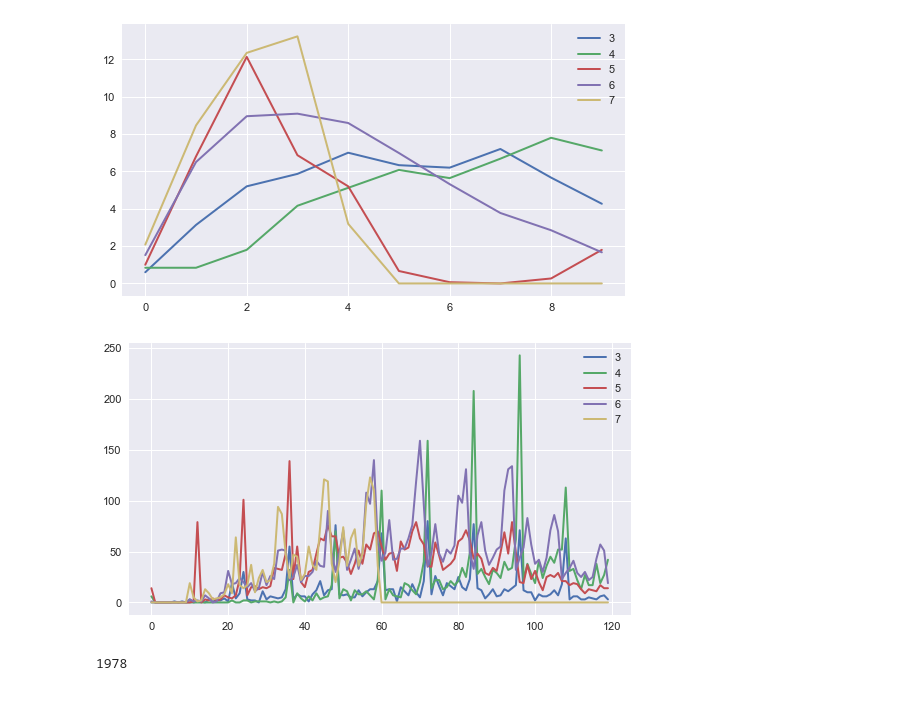
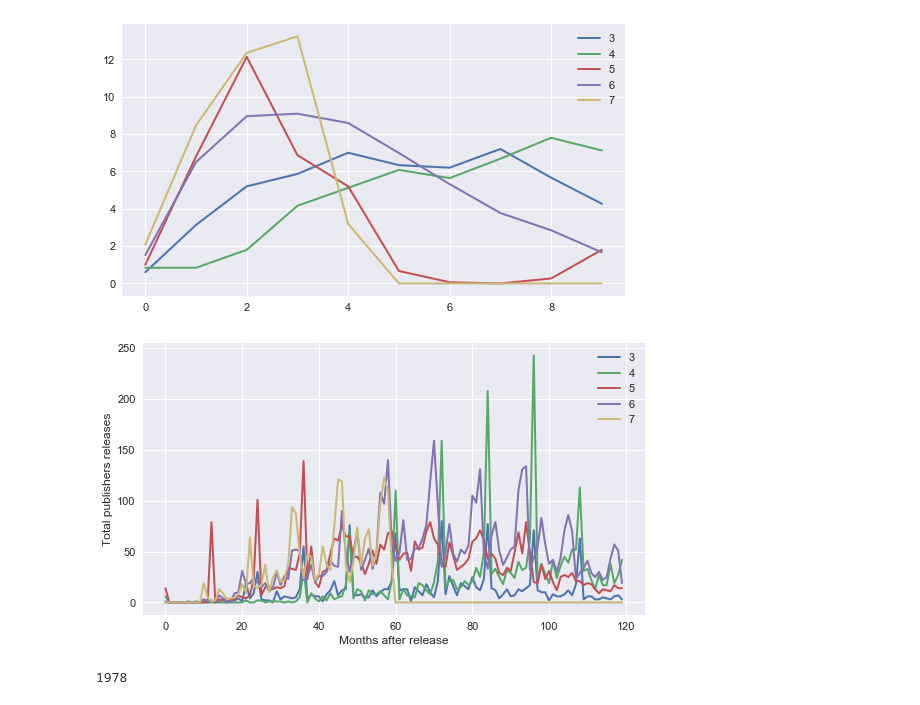
Before and after one commit to Andrelhu/Game-Developer-Analysis, a Jupyter notebook: Developer Behavior.ipynb, the cells around one changed output. Saved outputs shown, nothing was run; the diff lists cells and outputs as text; code cells hidden in the pictures.

```diff
--- a/Developer Behavior.ipynb
+++ b/Developer Behavior.ipynb
@@ -113,3 +125,13 @@ generations = {1:[u'Odys'],
               6:[u'GC',u'PS2',u'XB',u'DC'],
               7:[u'PS3',u'X360',u'Wii'],
               8:[u'PS4',u'XOne',u'WiiU',u'NS',u'Ouya']}
+# %%
+for g in range(1,9):
+    d = data[data.Console.isin(generations[g])]
+    print 'Generation '+str(g)
+    print 'Platforms '+str(len(generations[g]))
+    print 'Games '+str(len(d))
+    print 'Publishers '+str(len(set(d.Publisher)))
+    print 'Developers '+str(len(set(d.Developer)))
+    print 'S.W. Sales '+str(sum([float(i) for i in d.WW if i > 0]))
+    print '\n\n'
@@ -116,3 +156,8 @@ generations = {1:[u'Odys'],
+# %%
+pub = {}
+for i in data.Publisher:
+    dpub = data[data.]
+    pub[i]
 # %%
 def get_developer_behavior(include_this,g='Not specified'):
     nes = tdf[tdf.Console.isin(include_this)]
@@ -195,20 +287,22 @@ plt.show()
 # %%
 for g in range(3,8):
     gen6 = data[data.Console.isin(generations[g])]
     gen6_rel = []
     gen6yrs = [i for i in list(gen6.Year) if i > 1983]
     if g == 5:
         gen6yrs = [i for i in list(gen6.Year) if i > 1990]
     for y in range(min(gen6yrs),min(gen6yrs)+10):
         for m in range(1,13):
             gy = gen6[gen6.Year == y]
             gm = gy[gy.Month == m]
             gen6_rel.append(len(gm))
     plt.plot(gen6_rel,label=g,linewidth=2)
 plt.legend()
+plt.xlabel('Months after release')
+plt.ylabel('Total publishers releases')
 plt.show()
 # %% [output]
-[figure, old version]
+[figure, new version]
 # %%
 gen6 = data[data.Console.isin(home_console)]
 gen6_rel = []
```
Also changed, not shown: parts of 6 cells of this notebook.
